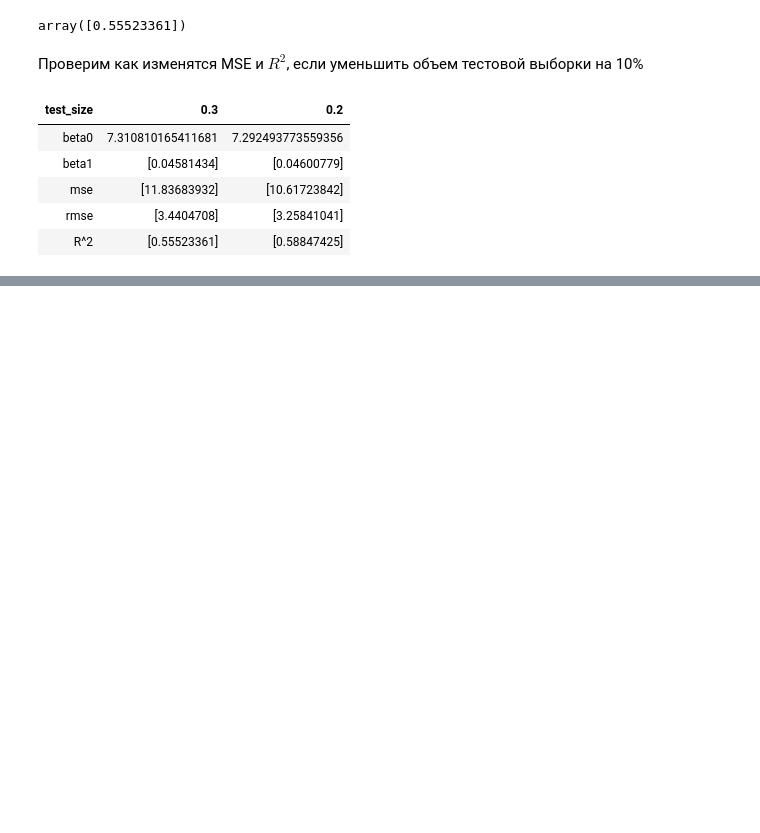
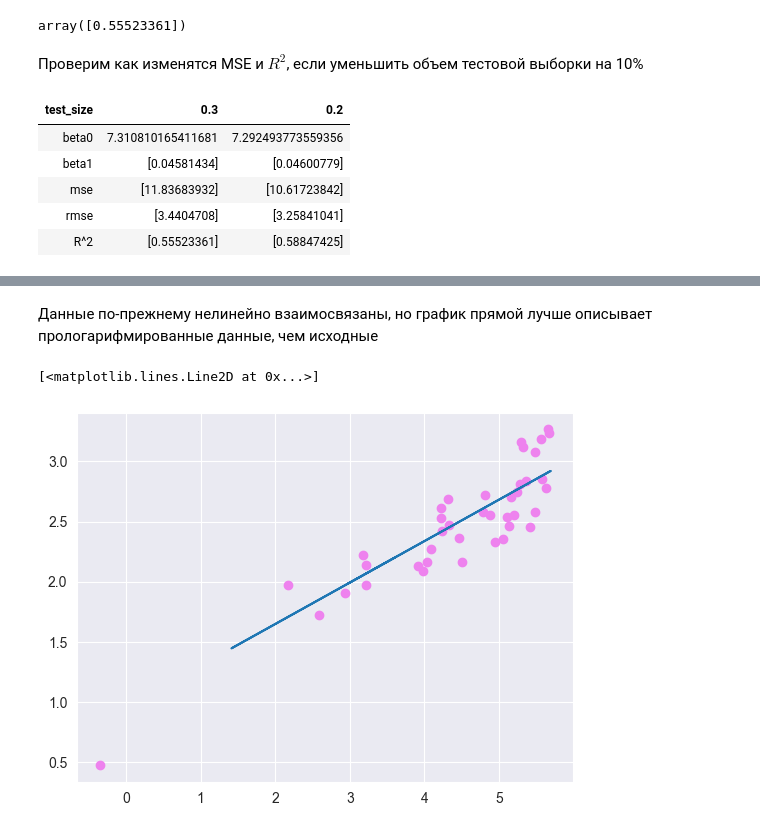
Before and after one commit to Shkuratova/CFA, a Jupyter notebook: Lab6/Lab6.ipynb, the cells around one changed output, grey strips where cells are left out. Cells and saved outputs as stored; diff of their text form; code cells hidden in the pictures; blank space fills up the shorter version.

```diff
--- a/Lab6/Lab6.ipynb
+++ b/Lab6/Lab6.ipynb
@@ -175,0 +187,8 @@ $R^2$ будет меняться в зависимости от того, ка
+# %% [markdown]
+Данные по-прежнему нелинейно взаимосвязаны, но график прямой лучше описывает прологарифмированные данные, чем исходные
+# %%
+plt.scatter(dLn['x_test'], dLn['y_test'], color='violet')
+plt.plot(dLn['x_train'], dLn['regressor'].predict(dLn['x_train']))
+# %% [output]
+[<matplotlib.lines.Line2D at 0x...>]
+[figure, added]
```
Also changed, not shown: parts of 4 cells of this notebook, 3 other files.
